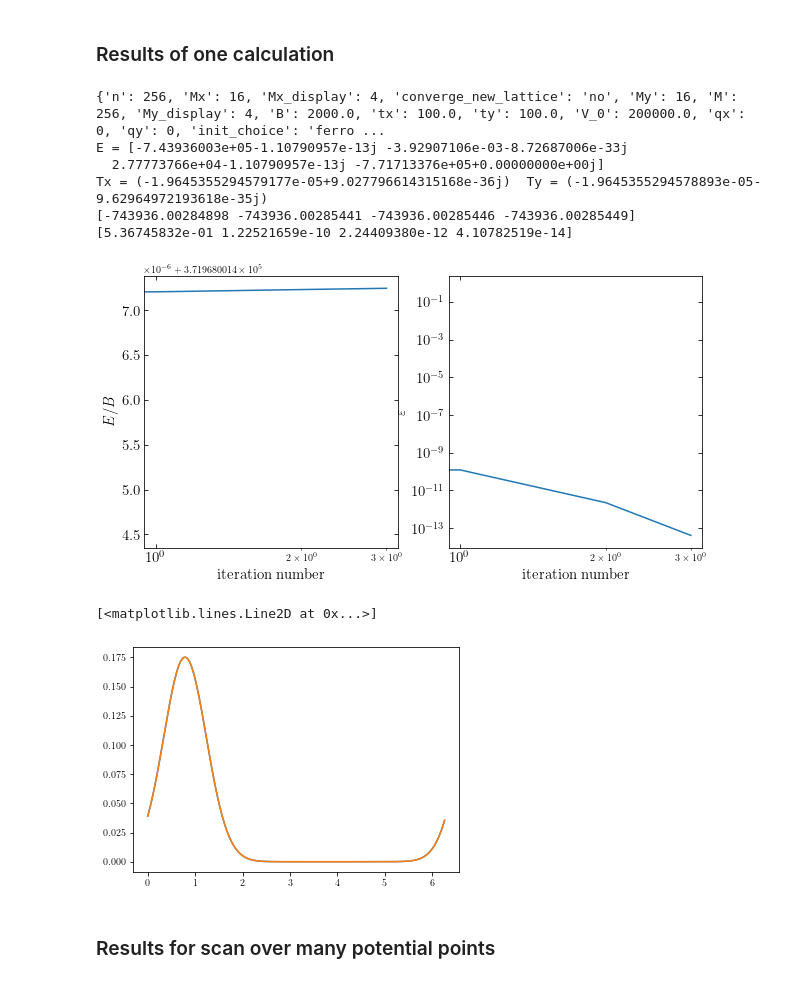
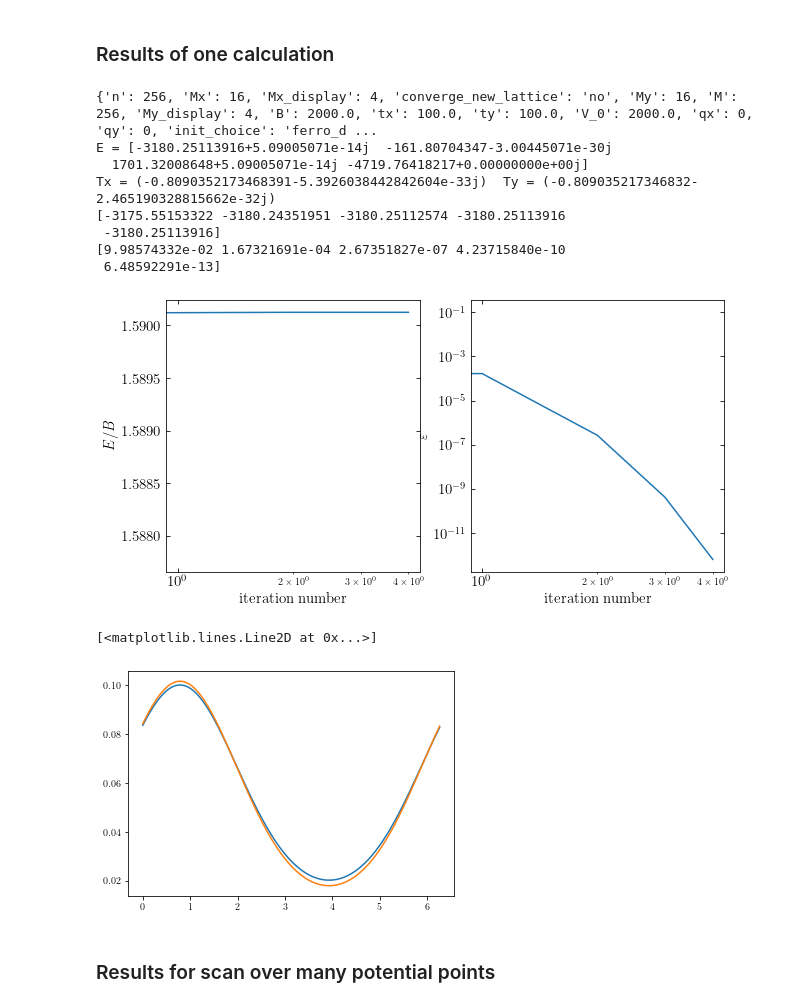
Before and after one commit to Progklui/rotor_lattice_models, a Jupyter notebook: calculation_check.ipynb, the cells around one changed output. Saved outputs shown, nothing was run; the diff lists cells and outputs as text; code cells hidden in the pictures.

```diff
--- a/calculation_check.ipynb
+++ b/calculation_check.ipynb
@@ -196,7 +196,7 @@ Ty:  [-3.50044272e-04+1.92592994e-34j -3.50043747e-04+3.85185989e-34j
 # %% [markdown]
 ### Results of one calculation
 # %%
-file = file_list[2]
+file = file_list[1]
 psi, params = h5_io_object.get_psi(file_path+file)
 e_evo, epsilon_evo = h5_io_object.get_evo_values(file_path+file)
 
@@ -216,43 +216,45 @@ plt.rc('font', family='serif')
 font_size = 15
 
 fig, axs = plt.subplots(1,2, figsize=(10,5))
 
 print(e_evo)
 print(epsilon_evo)
 
 axs[0].plot(np.abs(e_evo)/B)
 axs[1].plot(epsilon_evo)
 
 axs[0].set_xscale('log')
 
 axs[1].set_xscale('log')
 axs[1].set_yscale('log')
 
 axs[0].set_xlabel(r'iteration number', fontsize=font_size)
 axs[0].set_ylabel(r'$E/B$', fontsize=font_size)
 
 axs[1].set_xlabel(r'iteration number', fontsize=font_size)
 axs[1].set_ylabel(r'$\varepsilon$', fontsize=font_size)
 
 axs[0].tick_params(axis='x', direction='in', length=4, top=True, labelsize=font_size)
 axs[0].tick_params(axis='y', direction='in', length=4, right=True, labelsize=font_size)
 
 axs[1].tick_params(axis='x', direction='in', length=4, top=True, labelsize=font_size)
 axs[1].tick_params(axis='y', direction='in', length=4, right=True, labelsize=font_size)
 
 axs[0].tick_params(which='minor', axis='y', direction='in', right=True)
 axs[1].tick_params(which='minor', axis='y', direction='in', right=True)
 # %% [output]
-{'n': 256, 'Mx': 16, 'Mx_display': 4, 'converge_new_lattice': 'no', 'My': 16, 'M': 256, 'My_display': 4, 'B': 2000.0, 'tx': 100.0, 'ty': 100.0, 'V_0': 200000.0, 'qx': 0, 'qy': 0, 'init_choice': 'ferro ...
-E = [-7.43936003e+05-1.10790957e-13j -3.92907106e-03-8.72687006e-33j
-  2.77773766e+04-1.10790957e-13j -7.71713376e+05+0.00000000e+00j]
-Tx = (-1.9645355294579177e-05+9.027796614315168e-36j)  Ty = (-1.9645355294578893e-05-9.62964972193618e-35j)
-[-743936.00284898 -743936.00285441 -743936.00285446 -743936.00285449]
-[5.36745832e-01 1.22521659e-10 2.24409380e-12 4.10782519e-14]
+{'n': 256, 'Mx': 16, 'Mx_display': 4, 'converge_new_lattice': 'no', 'My': 16, 'M': 256, 'My_display': 4, 'B': 2000.0, 'tx': 100.0, 'ty': 100.0, 'V_0': 2000.0, 'qx': 0, 'qy': 0, 'init_choice': 'ferro_d ...
+E = [-3180.25113916+5.09005071e-14j  -161.80704347-3.00445071e-30j
+  1701.32008648+5.09005071e-14j -4719.76418217+0.00000000e+00j]
+Tx = (-0.8090352173468391-5.3926038442842604e-33j)  Ty = (-0.809035217346832-2.465190328815662e-32j)
+[-3175.55153322 -3180.24351951 -3180.25112574 -3180.25113916
+ -3180.25113916]
+[9.98574332e-02 1.67321691e-04 2.67351827e-07 4.23715840e-10
+ 6.48592291e-13]
-[figure, old version]
+[figure, new version]
 # %%
 
-mathieu_parameter = 2*50
+mathieu_parameter = 2*1
 ye, yp = scipy.special.mathieu_cem(0, mathieu_parameter, (x+3*np.pi/4)/2*180/np.pi)
 ye = ye/np.sqrt(np.sum(ye*ye))
 
@@ -260,7 +262,7 @@ plt.plot(x,psi[0,15])
 plt.plot(x,ye)
 # %% [output]
 [<matplotlib.lines.Line2D at 0x...>]
-[figure, old version]
+[figure, new version]
 # %% [markdown]
 ### Results for scan over many potential points
 # %%
```
Also changed, not shown: parts of 1 cell of this notebook, 1 other file.
